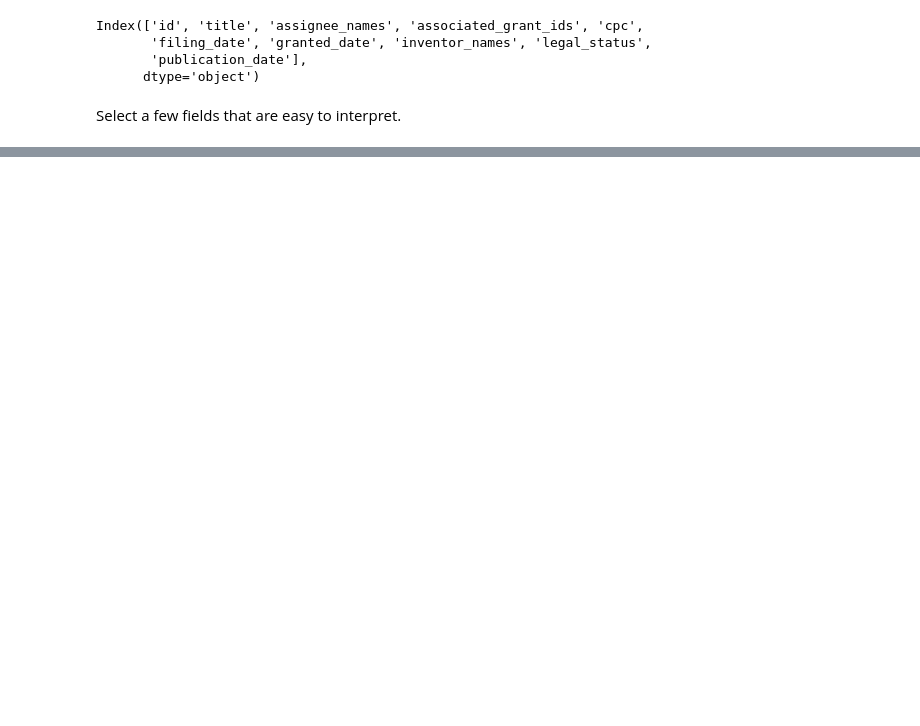
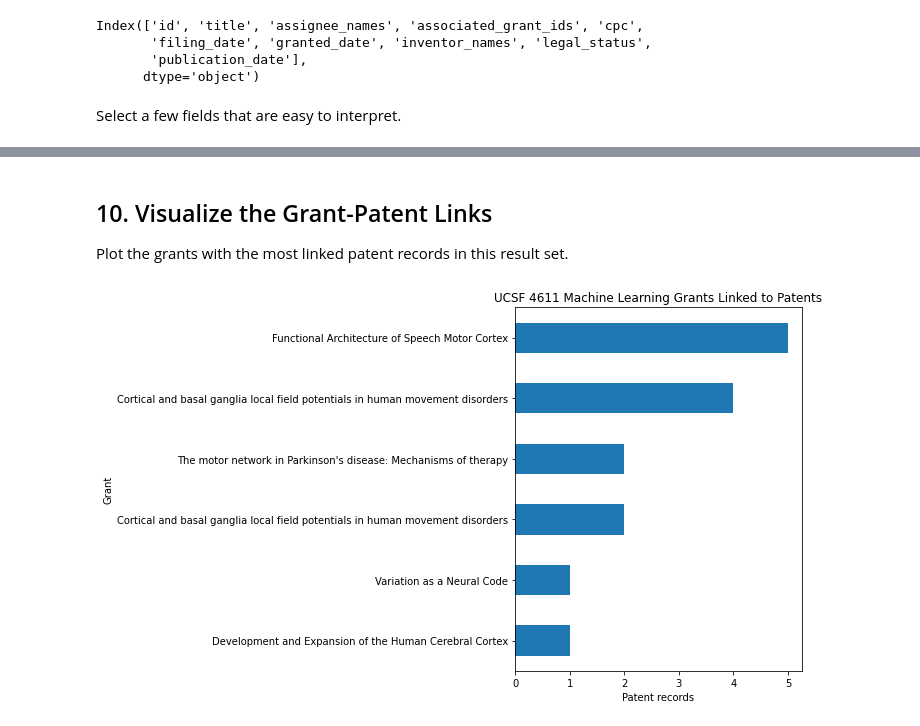
Before and after one commit to geoffswc/Research-Patent-Landscape-Informatics, a Jupyter notebook: Dimensions-Grant-to-Patents.ipynb, the cells around one changed output, grey strips where cells are left out. Drawn from its saved outputs; the diff is of its cells as text; code cells hidden in the pictures; blank space fills up the shorter version.

```diff
--- a/Dimensions-Grant-to-Patents.ipynb
+++ b/Dimensions-Grant-to-Patents.ipynb
@@ -135,0 +131,4 @@ Research organizations: ['Stanford University']
+# %%
+grants_df = grant_result.as_dataframe()
+
+grants_df.head()
@@ -418,0 +383,17 @@ More advanced analyses can extend this idea across many grants, patents, publica
+# %%
+grant_titles = grants_df[
+    ["id", "title"]
+].rename(
+    columns={
+        "id": "grant_id",
+        "title": "grant_title"
+    }
+)
+
+linked_grants = linked_grants.merge(
+    grant_titles,
+    on="grant_id",
+    how="left"
+)
+
+linked_grants.head(10)
@@ -418,0 +410,29 @@ More advanced analyses can extend this idea across many grants, patents, publica
+# %% [markdown]
+## 10. Visualize the Grant-Patent Links
+
+Plot the grants with the most linked patent records in this result set.
+# %%
+top_grants = (
+    linked_grants
+    .dropna(subset=["grant_title"])
+    .head(10)
+    .sort_values("patent_records")
+)
+
+top_grants.plot(
+    kind="barh",
+    x="grant_title",
+    y="patent_records",
+    legend=False,
+    figsize=(10, 6)
+)
+
+plt.xlabel("Patent records")
+plt.ylabel("Grant")
+plt.title(
+    f"UCSF {RESEARCH_AREA} Grants Linked to Patents"
+)
+plt.tight_layout()
+plt.show()
+# %% [output]
+[figure, added]
```
Also changed, not shown: parts of 53 cells of this notebook.
